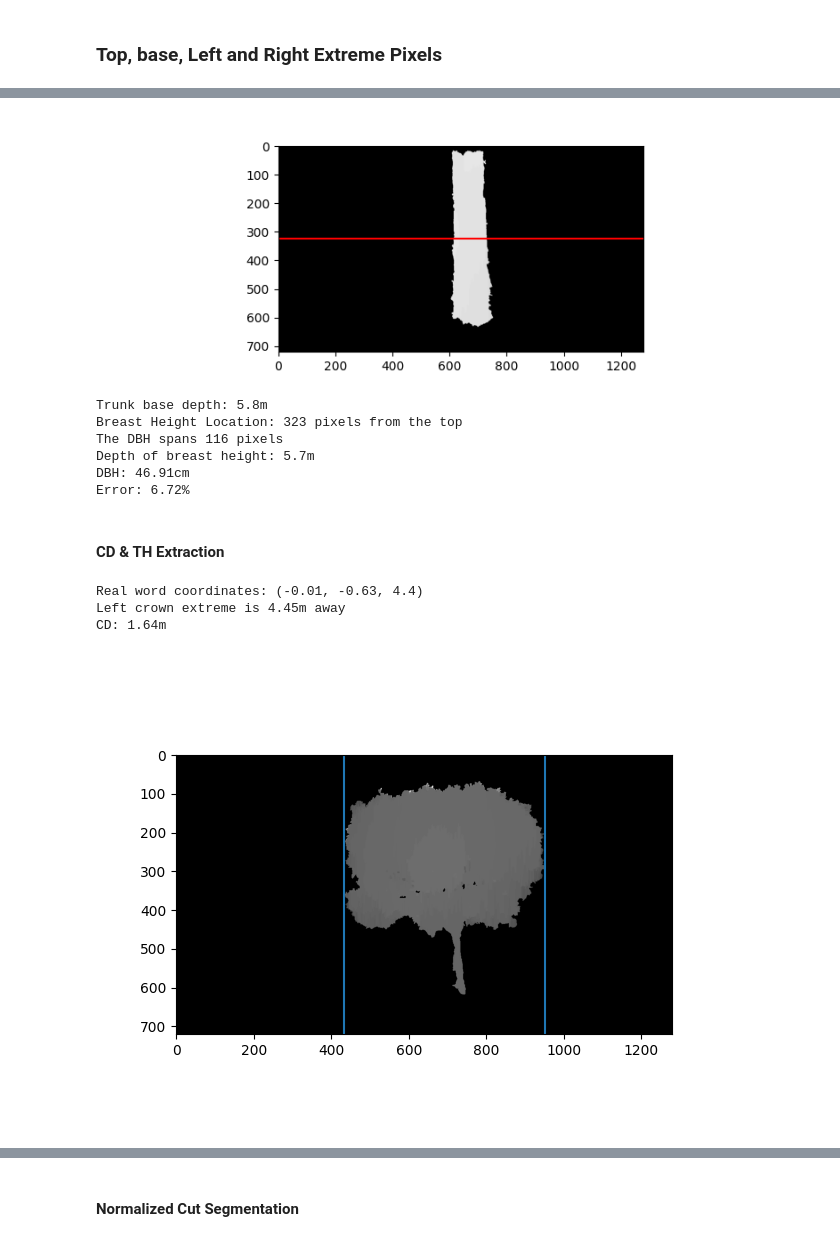
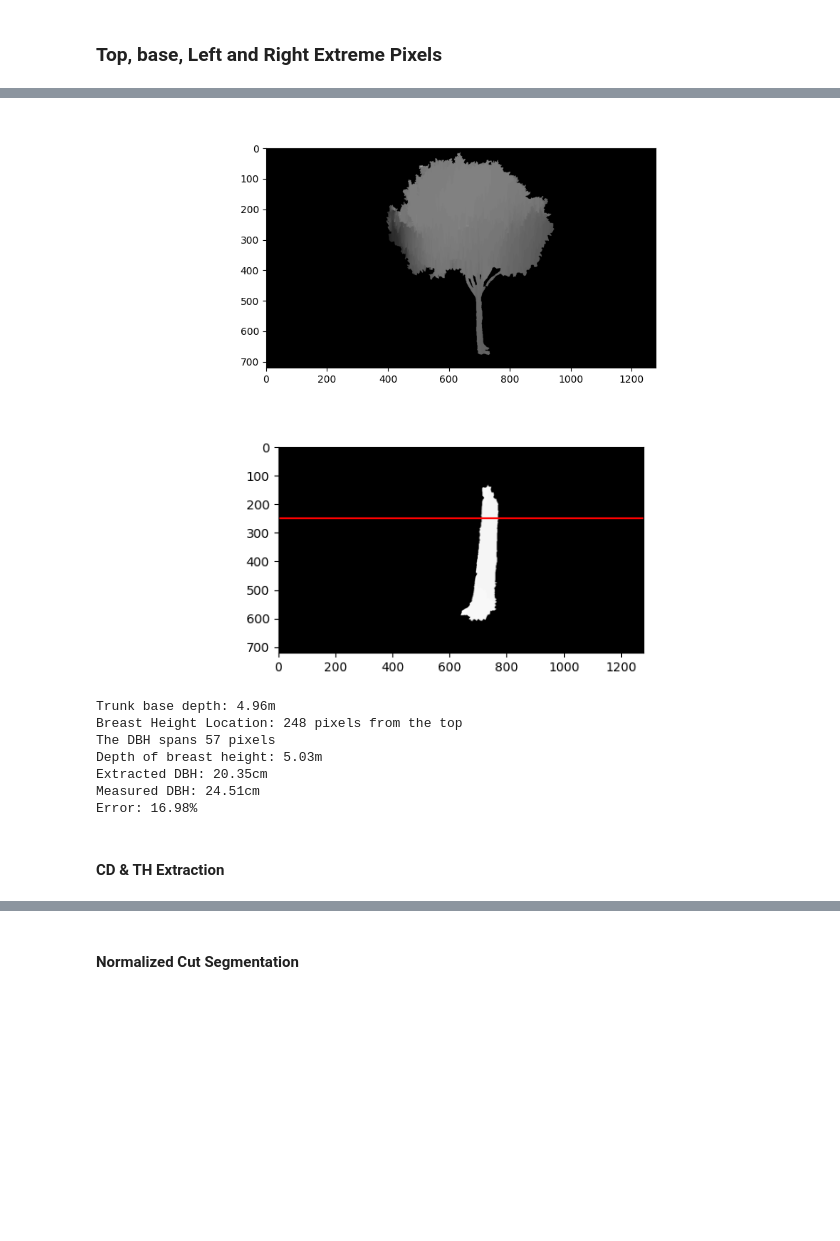
Before and after one commit to kiplimock/image-processing, a Jupyter notebook: disparity.ipynb, the cells around one changed output, grey strips where cells are left out. Cells and saved outputs as stored; diff of their text form; code cells hidden in the pictures; blank space fills up the shorter version.

```diff
--- a/disparity.ipynb
+++ b/disparity.ipynb
@@ -455,13 +442,30 @@ def show_dbh(image, measured_dbh):
+# %%
+# ------------------------------------- #
+# LOAD IMAGES
+# ------------------------------------- #
+imgL = cv2.imread('full_trees/left_10.png', 0)
+imgR = cv2.imread('full_trees/right_10.png', 0)
+mask = cv2.imread('full_trees/masks/mask_10.png', 0)
+
+depth = computeDepthMap(imgL, imgR, mask)
+
+plt.close()
+plt.figure(figsize=(10,4))
+plt.imshow(depth, 'gray')
+plt.show()
+# %% [output]
+[figure, added]
 # %%
-show_dbh(depth, 0.5029)
+show_dbh(depth, 0.77/np.pi)
 # %% [output]
-[figure, old version]
+[figure, new version]
-Trunk base depth: 5.8m
-Breast Height Location: 323 pixels from the top
-The DBH spans 116 pixels
-Depth of breast height: 5.7m
-DBH: 46.91cm
-Error: 6.72%
+Trunk base depth: 4.96m
+Breast Height Location: 248 pixels from the top
+The DBH spans 57 pixels
+Depth of breast height: 5.03m
+Extracted DBH: 20.35cm
+Measured DBH: 24.51cm
+Error: 16.98%
 # %% [markdown]
 #### CD & TH Extraction
 # %%
@@ -491,11 +495,3 @@ def compute_cd(image, baseline=0.129, f=1438):
     plt.imshow(image, 'gray')
     plt.vlines([left[1], right[1]], 0, 719)
     plt.show()
-# %%
-whole_depth = cv2.imread('area/masked/masked_10.png', 0)
-compute_cd(whole_depth)
-# %% [output]
-Real word coordinates: (-0.01, -0.63, 4.4)
-Left crown extreme is 4.45m away
-CD: 1.64m
-[figure, removed]
```
Also changed, not shown: parts of 12 cells of this notebook, 3 other files.
